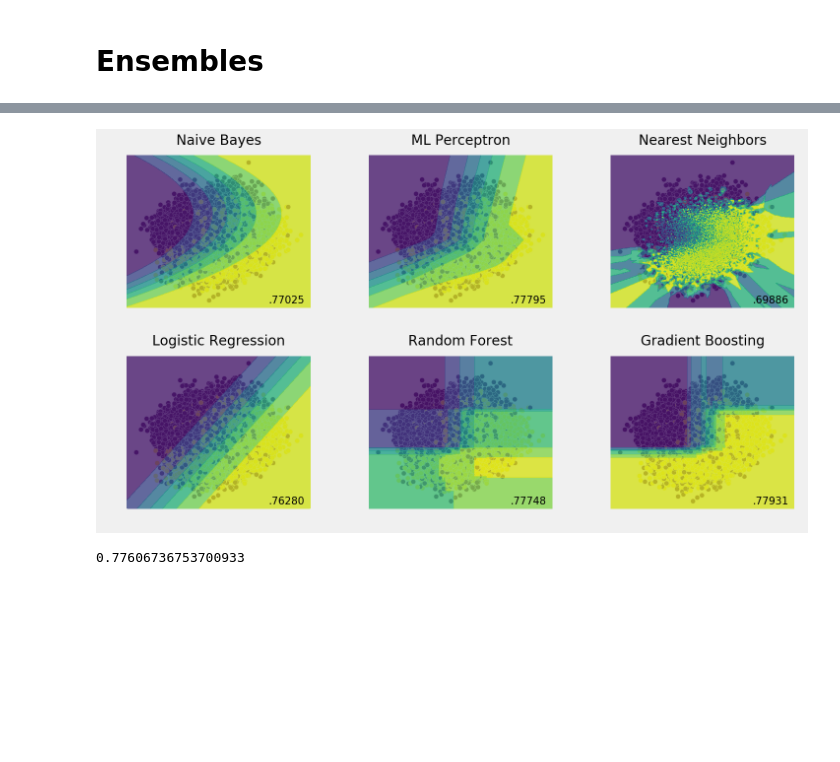
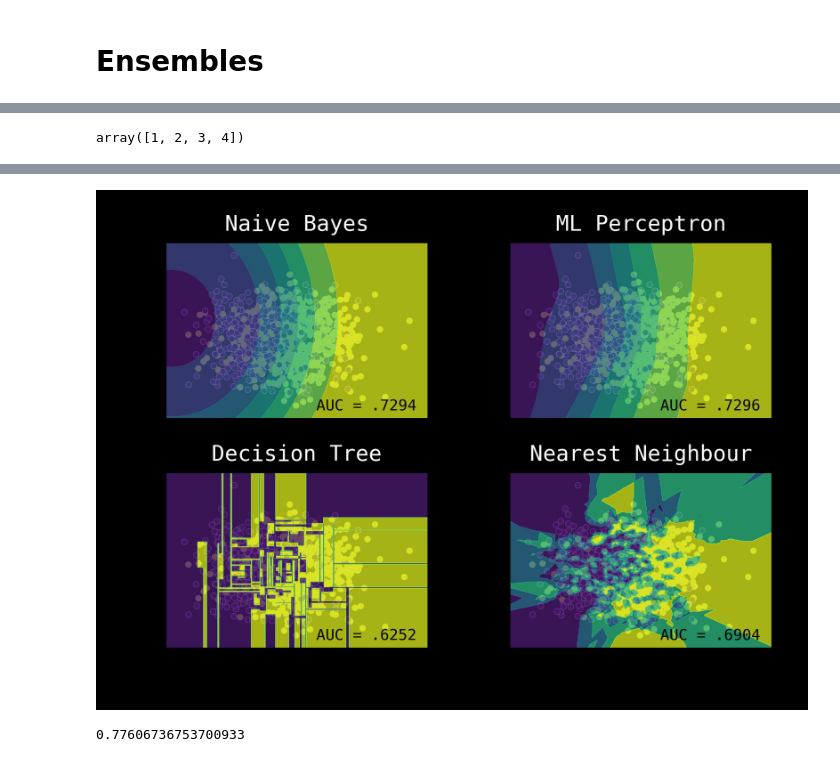
Before and after one commit to amitkaps/ensemble, a Jupyter notebook: ensembles.ipynb, the cells around one changed output, grey strips where cells are left out. Cells and saved outputs as stored; diff of their text form; code cells hidden in the pictures; blank space fills up the shorter version.

```diff
--- a/ensembles.ipynb
+++ b/ensembles.ipynb
@@ -35,22 +86,21 @@ X = StandardScaler().fit_transform(X)
 # Create train and test data
 X_train, X_test, y_train, y_test = train_test_split(X, y, test_size=.2, random_state=123)
 # %%
-# Initiate the Classifiers
+# Initiate the Base Classifiers
 names = [
+    "Logistic Regression",
     "Naive Bayes",
     "ML Perceptron",
-    "Nearest Neighbors",
-    "Logistic Regression",
-    "Random Forest",
-    "Gradient Boosting"]
+    "Decision Tree",
+    "Nearest Neighbour"
+]
 
 classifiers = [
+    LogisticRegression(),
     GaussianNB(),
     MLPClassifier(alpha=1),
-    KNeighborsClassifier(3, n_jobs=-1),
-    LogisticRegression(n_jobs=-1),
-    RandomForestClassifier(max_depth=3, n_estimators=50, n_jobs=-1),
-    GradientBoostingClassifier(max_depth=3, n_estimators=10)
+    DecisionTreeClassifier(random_state=0),
+    KNeighborsClassifier(n_neighbors=3)
 ]
 # %%
 # Create mesh points for plotting the boundaries
@@ -61,0 +121,19 @@ xxyy = np.c_[xx.ravel(), yy.ravel()]
+# %%
+# Make a simple model - Logistics Regression
+idx = 0
+clf = classifiers[idx]
+clf.fit(X_train, y_train)
+y_pred[:,idx] = clf.predict_proba(X_test)[:,1]
+auc = roc_auc_score(y_test, y_pred[:,idx])
+
+Z = clf.predict_proba(xxyy)[:, 1]
+Z = Z.reshape(xx.shape)
+
+plt.scatter(X[:,0], X[:,1], c=y, s=50)
+plt.contourf(xx, yy, Z, alpha=0.8)
+plt.title(names[idx])
+plt.text(xx.max() - .3, yy.min() + .3, 'AUC = '+ ('%.4f' % auc).lstrip('0'), size=18,
+        horizontalalignment='right', color = "black")
+plt.axis("off")
+idx += 1
+plt.savefig("img/fig_01_simple.png")
@@ -62,10 +142,14 @@ xxyy = np.c_[xx.ravel(), yy.ravel()]
+# %%
+np.arange(1,5)
+# %% [output]
+array([1, 2, 3, 4])
 # %%
 # Create array to store the predictions
 y_pred = np.empty([y_test.shape[0],6])
 # %%
 %%time
 # Run the classifier, score and plot them
-for idx in np.arange(6):
+for idx in np.arange(1,5):
     clf = classifiers[idx]
     clf.fit(X_train, y_train)
     y_pred[:,idx] = clf.predict_proba(X_test)[:,1]
@@ -74,12 +158,13 @@ for idx in np.arange(6):
     Z = clf.predict_proba(xxyy)[:, 1]
     Z = Z.reshape(xx.shape)
 
-    plt.subplot(2, 3, idx + 1)
+    plt.subplot(2, 2, idx)
     plt.scatter(X[:,0], X[:,1], c=y, s=50)
     plt.contourf(xx, yy, Z, alpha=0.8)
     plt.title(names[idx])
-    plt.text(xx.max() - .3, yy.min() + .3, ('%.5f' % auc).lstrip('0'), size=15,
-        horizontalalignment='right')
+    plt.text(xx.max() - .3, yy.min() + .3, 'AUC = ' + ('%.4f' % auc).lstrip('0'), size=18,
+        horizontalalignment='right', color = "black")
     plt.axis("off")
     idx += 1
+plt.savefig("img/fig_02_many.png")
 # %% [output]
@@ -88,4 +173,4 @@ Wall time: 9.1 s
-[figure, old version]
+[figure, new version]
 # %%
 y_ensemble = np.sum(y_pred, axis = 1)/y_pred.shape[1]
 # %%
```
Also changed, not shown: parts of 14 cells of this notebook, 6 other files.
